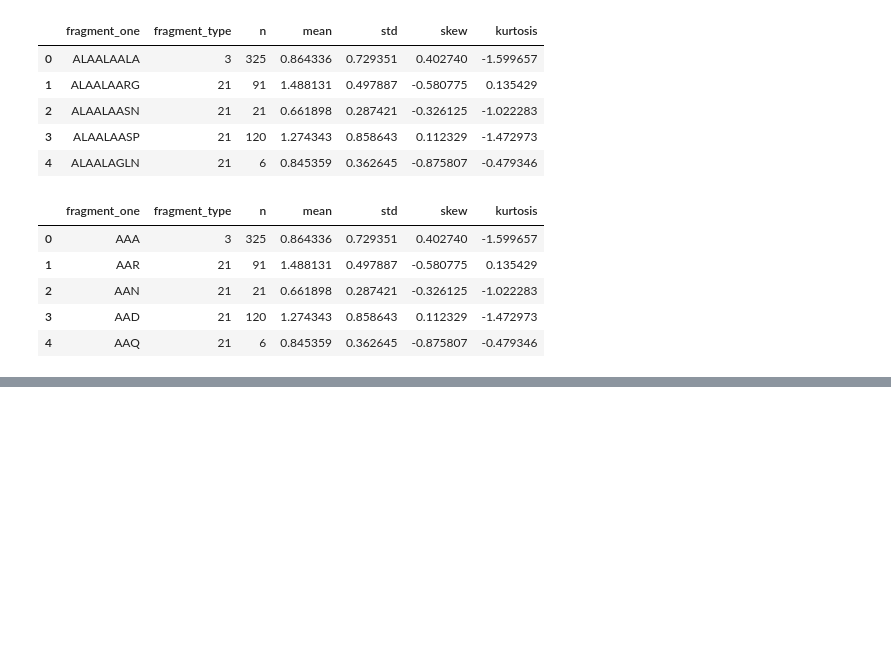
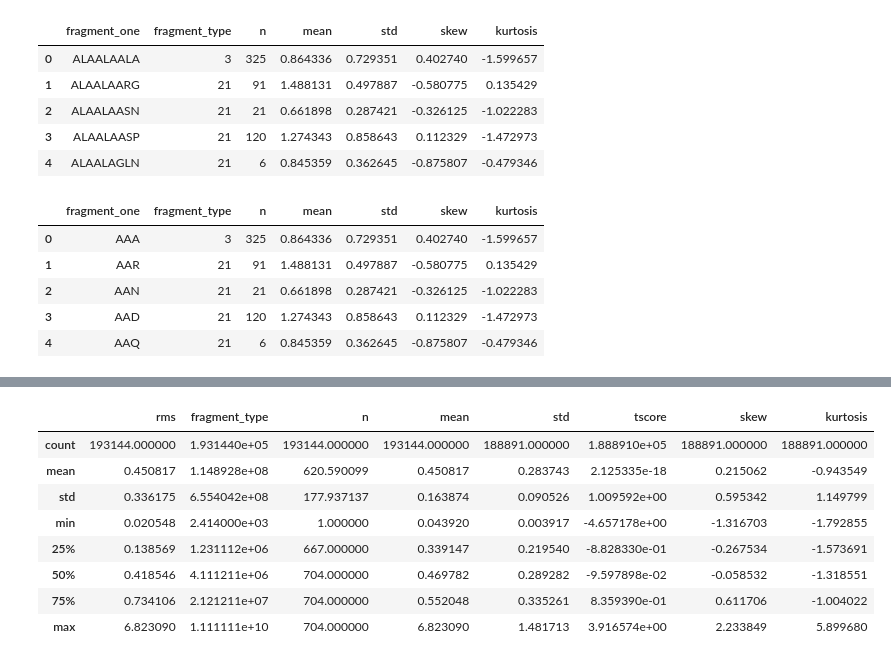
Before and after one commit to nsudhanva/psp, a Jupyter notebook: score_3.ipynb, the cells around one changed output, grey strips where cells are left out. Saved outputs shown, nothing was run; the diff lists cells and outputs as text; code cells hidden in the pictures; blank space fills up the shorter version.

```diff
--- a/score_3.ipynb
+++ b/score_3.ipynb
@@ -119,0 +124,2 @@ df_final_clean.head()
+# %%
+data_11 = pd.read_csv('data_11-unfiltered.csv')
@@ -119,0 +137,12 @@ df_final_clean.head()
+# %%
+data_11.describe()
+# %% [output]
+|  | rms | fragment_type | n | mean | std | tscore | skew | kurtosis |
+| count | 193144.000000 | 1.931440e+05 | 193144.000000 | 193144.000000 | 188891.000000 | 1.888910e+05 | 188891.000000 | 188891.000000 |
+| mean | 0.450817 | 1.148928e+08 | 620.590099 | 0.450817 | 0.283743 | 2.125335e-18 | 0.215062 | -0.943549 |
+| std | 0.336175 | 6.554042e+08 | 177.937137 | 0.163874 | 0.090526 | 1.009592e+00 | 0.595342 | 1.149799 |
+| min | 0.020548 | 2.414000e+03 | 1.000000 | 0.043920 | 0.003917 | -4.657178e+00 | -1.316703 | -1.792855 |
+| 25% | 0.138569 | 1.231112e+06 | 667.000000 | 0.339147 | 0.219540 | -8.828330e-01 | -0.267534 | -1.573691 |
+| 50% | 0.418546 | 4.111211e+06 | 704.000000 | 0.469782 | 0.289282 | -9.597898e-02 | -0.058532 | -1.318551 |
+| 75% | 0.734106 | 2.121211e+07 | 704.000000 | 0.552048 | 0.335261 | 8.359390e-01 | 0.611706 | -1.004022 |
+| max | 6.823090 | 1.111111e+10 | 704.000000 | 6.823090 | 1.481713 | 3.916574e+00 | 2.233849 | 5.899680 |
```
Also changed, not shown: parts of 5 cells of this notebook, 5 other files.
